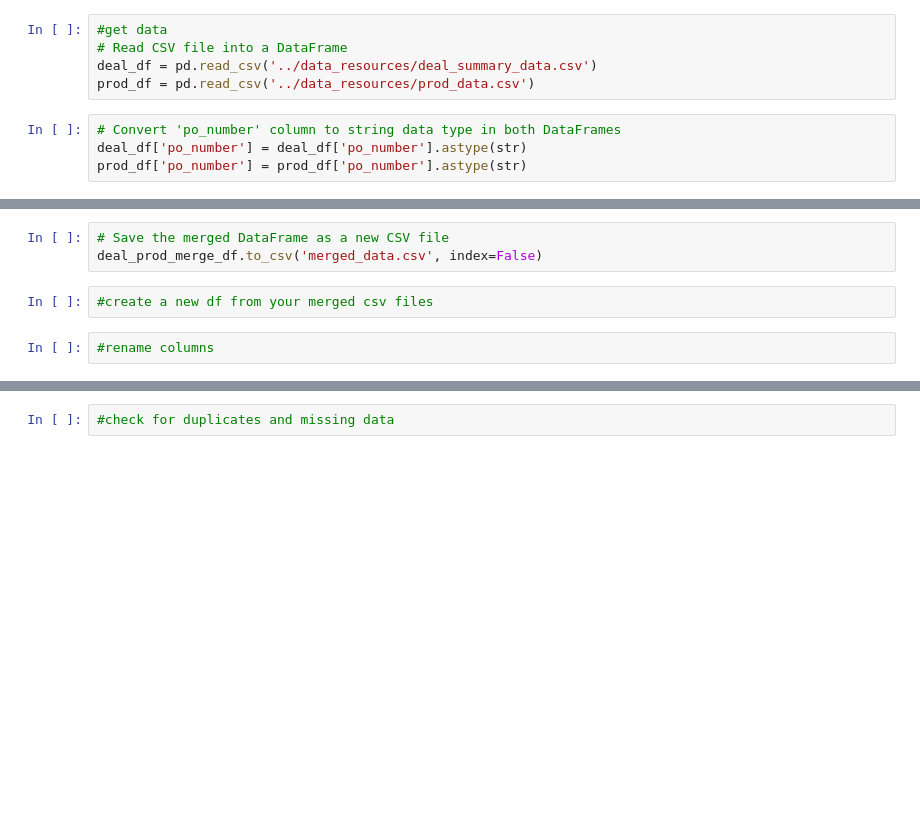
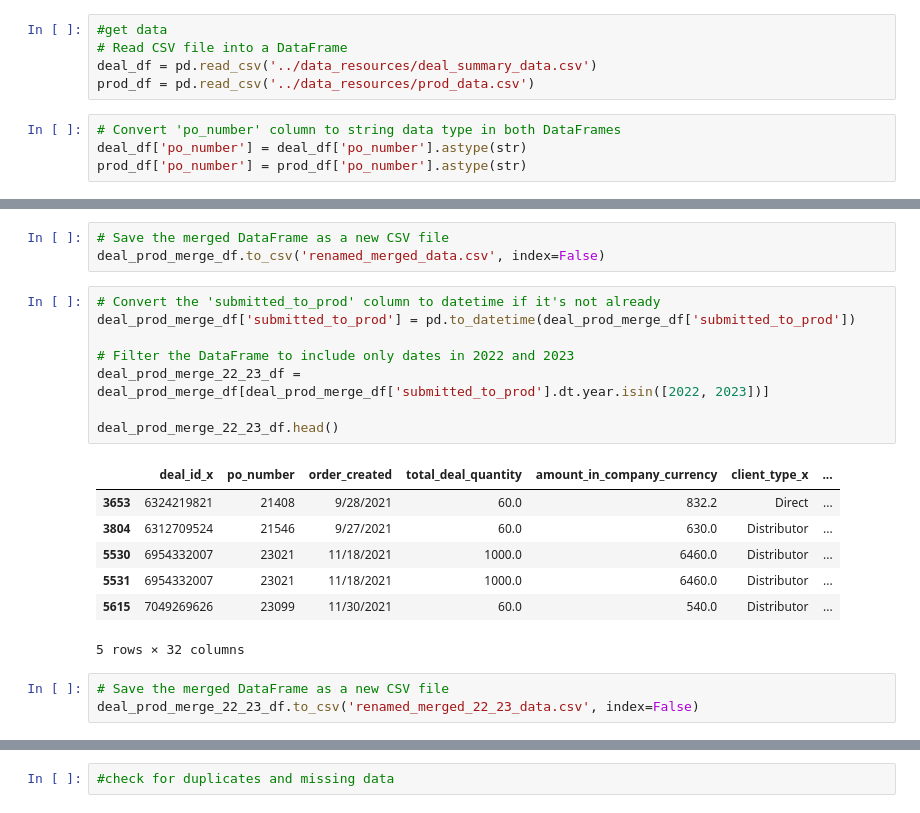
Before and after one commit to Atlis34/Project1, a Jupyter notebook: analysis/combined_data.ipynb, the cells around one changed output, grey strips where cells are left out. Cells and saved outputs as stored; diff of their text form; blank space fills up the shorter version.

Commit message:
df filtered and summary and folers cleaned up

```diff
--- a/analysis/combined_data.ipynb
+++ b/analysis/combined_data.ipynb
@@ -30,7 +82,22 @@ deal_prod_merge_df.head()
 # %%
 # Save the merged DataFrame as a new CSV file
-deal_prod_merge_df.to_csv('merged_data.csv', index=False)
+deal_prod_merge_df.to_csv('renamed_merged_data.csv', index=False)
-# %%
-#create a new df from your merged csv files
-# %%
-#rename columns
+# %%
+# Convert the 'submitted_to_prod' column to datetime if it's not already
+deal_prod_merge_df['submitted_to_prod'] = pd.to_datetime(deal_prod_merge_df['submitted_to_prod'])
+
+# Filter the DataFrame to include only dates in 2022 and 2023
+deal_prod_merge_22_23_df = deal_prod_merge_df[deal_prod_merge_df['submitted_to_prod'].dt.year.isin([2022, 2023])]
+
+deal_prod_merge_22_23_df.head()
+# %% [output]
+|  | deal_id_x | po_number | order_created | total_deal_quantity | amount_in_company_currency | client_type_x | ... |
+| 3653 | 6324219821 | 21408 | 9/28/2021 | 60.0 | 832.2 | Direct | ... |
+| 3804 | 6312709524 | 21546 | 9/27/2021 | 60.0 | 630.0 | Distributor | ... |
+| 5530 | 6954332007 | 23021 | 11/18/2021 | 1000.0 | 6460.0 | Distributor | ... |
+| 5531 | 6954332007 | 23021 | 11/18/2021 | 1000.0 | 6460.0 | Distributor | ... |
+| 5615 | 7049269626 | 23099 | 11/30/2021 | 60.0 | 540.0 | Distributor | ... |
+5 rows × 32 columns
+# %%
+# Save the merged DataFrame as a new CSV file
+deal_prod_merge_22_23_df.to_csv('renamed_merged_22_23_data.csv', index=False)
```
Also changed, not shown: parts of 8 cells of this notebook, 19 other files.
